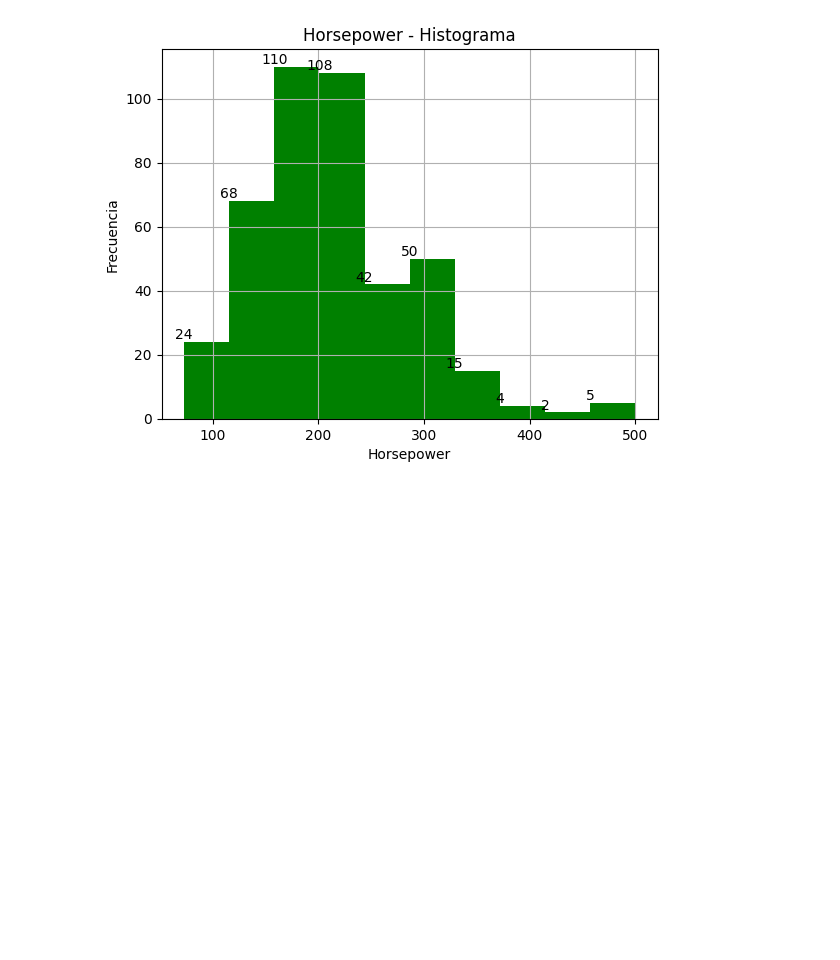
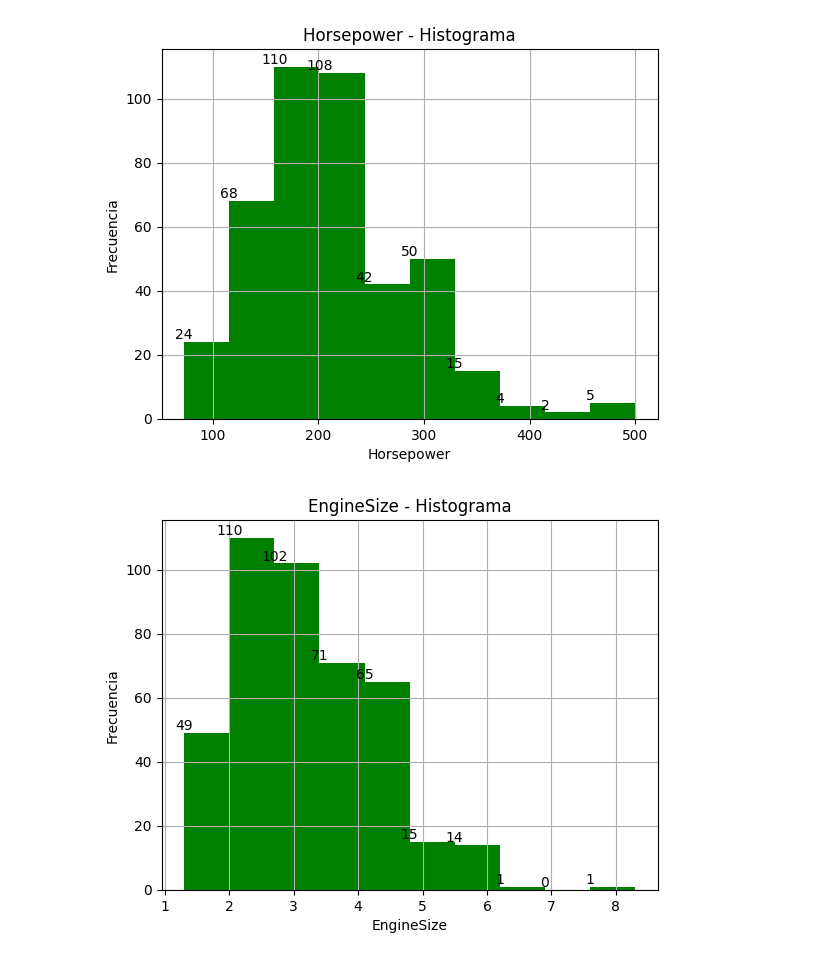
Before and after one commit to MiguelRiosT/Estadistica3_2023-2, a Jupyter notebook: Tarea1/src/notebook/Punto3.ipynb, the cells around one changed output. Drawn from its saved outputs; the diff is of its cells as text; code cells hidden in the pictures; blank space fills up the shorter version.

```diff
--- a/Tarea1/src/notebook/Punto3.ipynb
+++ b/Tarea1/src/notebook/Punto3.ipynb
@@ -89,3 +89,7 @@ Length         0
 dtype: int64
 # %% [markdown]
 Podemos observar que en la columna **Cylinders** existen 2 valores nulos
+# %%
+#Para evitar que Cylinders continue con sus valores null
+median_cylinders = df['Cylinders'].median()
+df['Cylinders'] = df['Cylinders'].fillna(median_cylinders)
@@ -202,3 +226,14 @@ plt.grid(True)#Añadimos la cuadricula
 plt.show()
 # %% [output]
 [figure]
+# %%
+hist = plt.hist(df["EngineSize"], bins=10, color='green')
+for i in range(len(hist[0])):
+    plt.text(hist[1][i], hist[0][i], str(int(hist[0][i])), ha='center', va='bottom')
+plt.title('EngineSize - Histograma')
+plt.xlabel('EngineSize')
+plt.ylabel('Frecuencia')
+plt.grid(True)
+plt.show()
+# %% [output]
+[figure, added]
```
Also changed, not shown: parts of 7 cells of this notebook.
